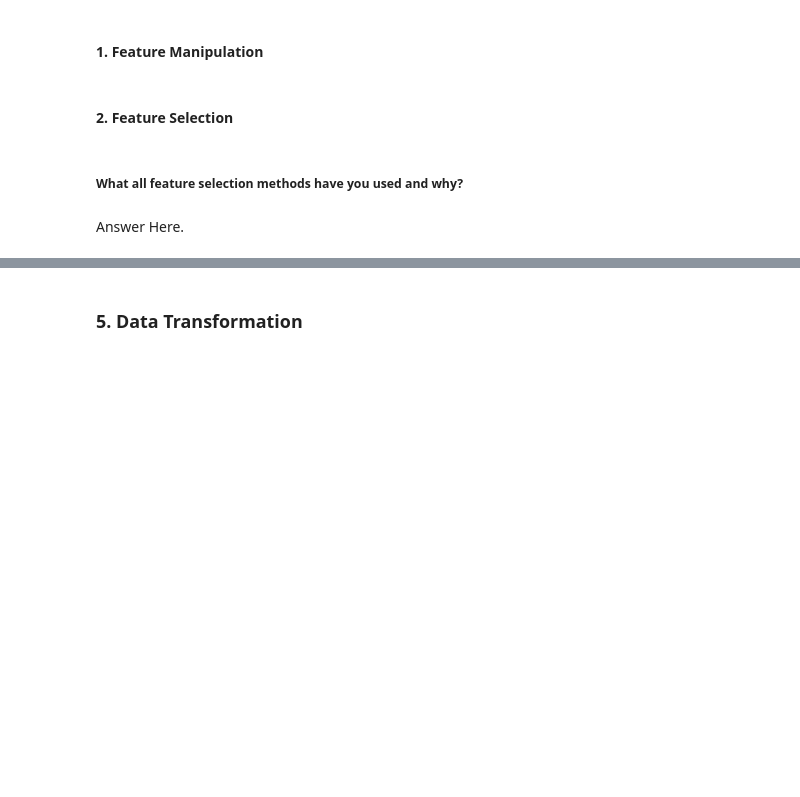
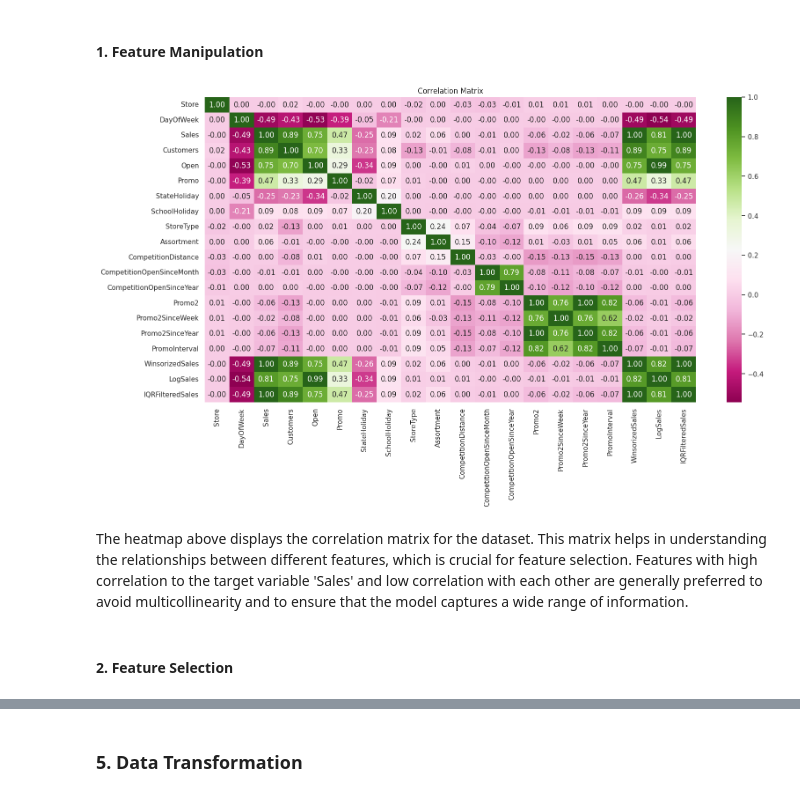
Before and after one commit to dipakpatil2001/Regression-Project-Retail_Sales_Prediction, a Jupyter notebook: Regression_Project_Retail_Sales_Prediction.ipynb, the cells around one changed output, grey strips where cells are left out. Saved outputs shown, nothing was run; the diff lists cells and outputs as text; code cells hidden in the pictures; blank space fills up the shorter version.

```diff
--- a/Regression_Project_Retail_Sales_Prediction.ipynb
+++ b/Regression_Project_Retail_Sales_Prediction.ipynb
@@ -1047,2 +1105,22 @@ Answer Here.
+# %%
+# Manipulate Features to minimize feature correlation and create new features
+import pandas as pd
+import numpy as np
+from sklearn.preprocessing import StandardScaler
+from sklearn.decomposition import PCA
+from sklearn.preprocessing import PolynomialFeatures
+import seaborn as sns
+import matplotlib.pyplot as plt
+
+# Correlation Analysis
+correlation_matrix = total_df.corr()
+plt.figure(figsize = (18,9))
+sns.heatmap(correlation_matrix, annot=True, cmap='PiYG', fmt=".2f")
+plt.title('Correlation Matrix')
+plt.show()
+# %% [output]
+[figure, added]
+# %% [markdown]
+The heatmap above displays the correlation matrix for the dataset. This matrix helps in understanding the relationships between different features, which is crucial for feature selection. Features with high correlation to the target variable 'Sales' and low correlation with each other are generally preferred to avoid multicollinearity and to ensure that the model captures a wide range of information.
 # %% [markdown]
 #### 2. Feature Selection
@@ -1051,4 +1126,0 @@ Answer Here.
-# %% [markdown]
-##### What all feature selection methods have you used  and why?
-# %% [markdown]
-Answer Here.
```
Also changed, not shown: parts of 89 cells of this notebook.
